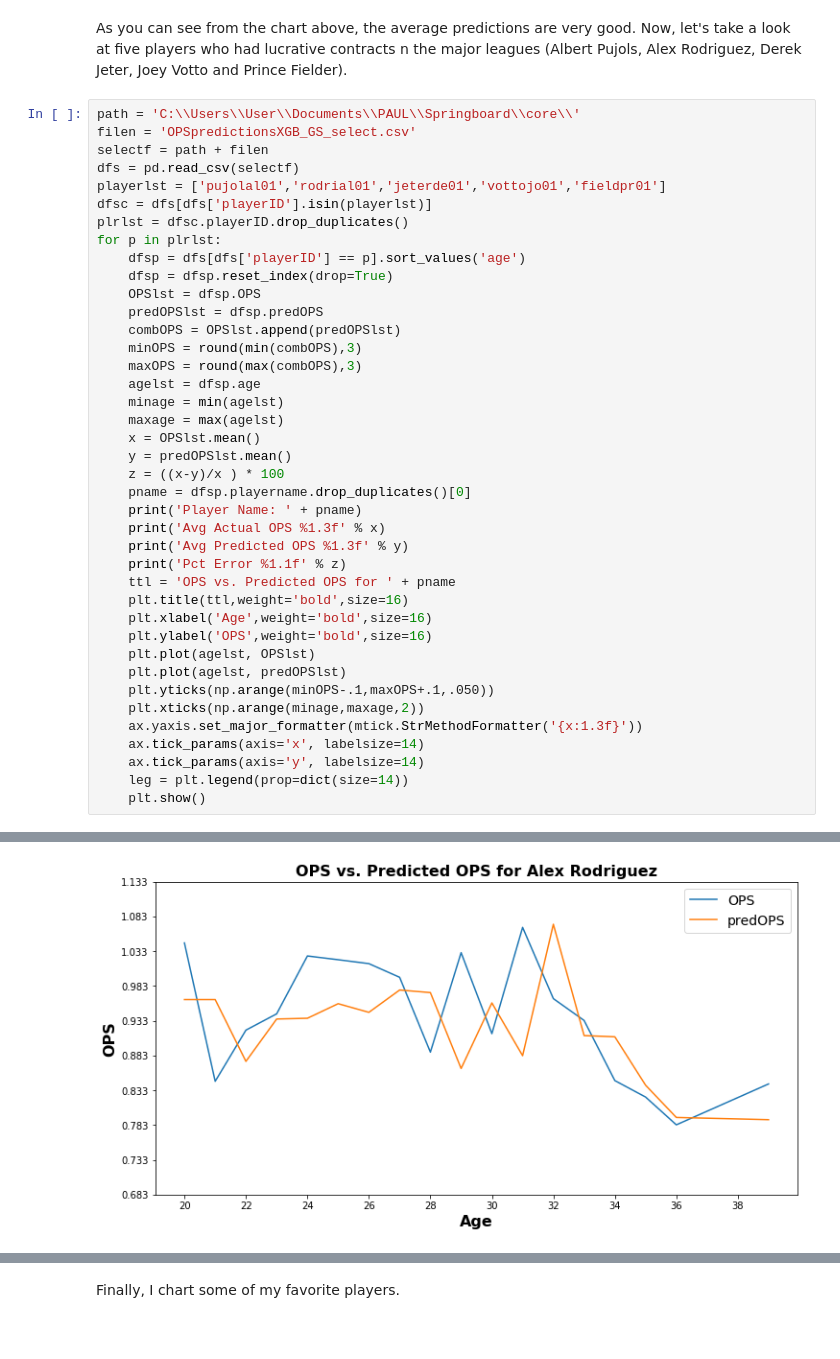
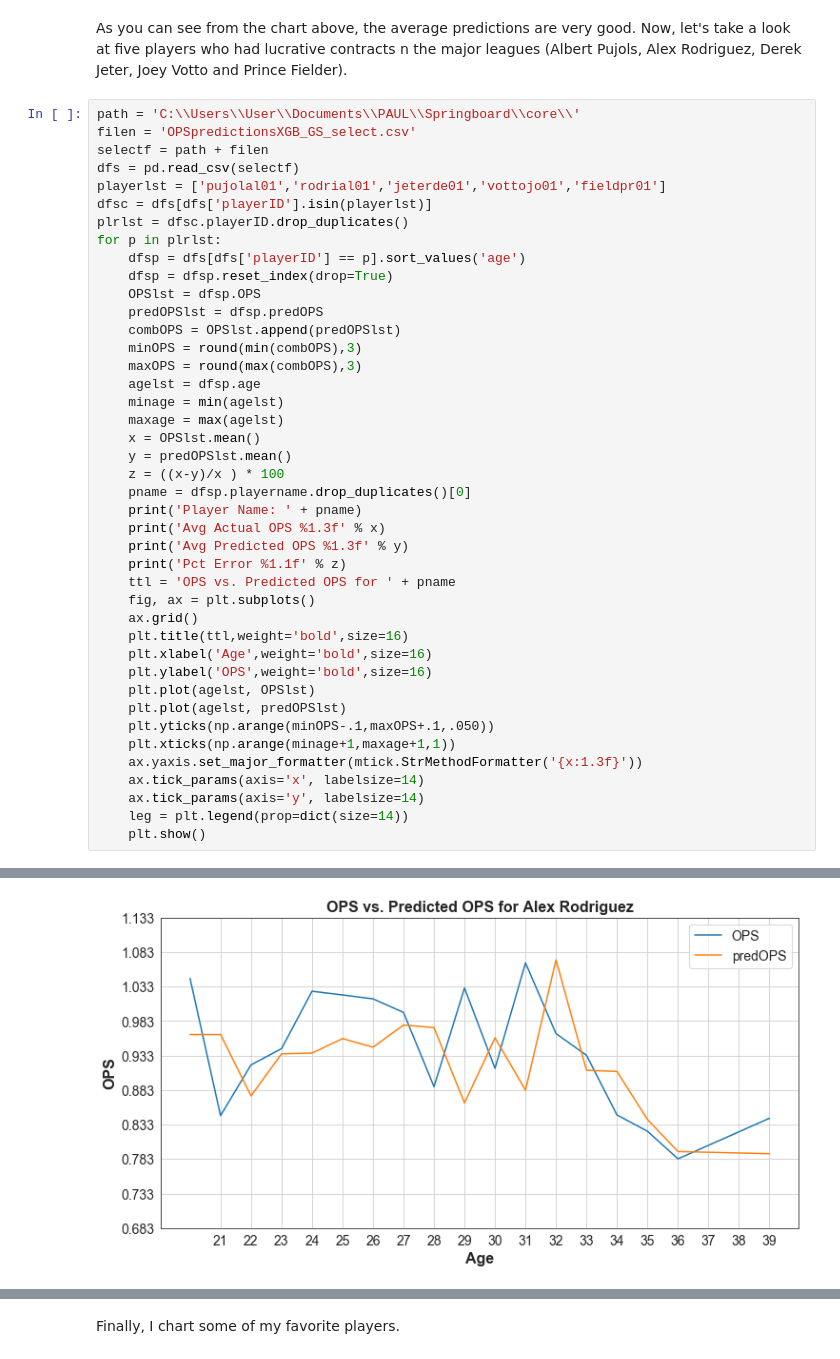
Before and after one commit to paulscheibal/SBDataScienceCert, a Jupyter notebook: CapstoneP1/MachineLearning/MachineLearningStory.ipynb, the cells around one changed output, grey strips where cells are left out. Drawn from its saved outputs; the diff is of its cells as text.

```diff
--- a/CapstoneP1/MachineLearning/MachineLearningStory.ipynb
+++ b/CapstoneP1/MachineLearning/MachineLearningStory.ipynb
@@ -702,13 +705,15 @@ for p in plrlst:
     print('Avg Predicted OPS %1.3f' % y)
     print('Pct Error %1.1f' % z)
     ttl = 'OPS vs. Predicted OPS for ' + pname
+    fig, ax = plt.subplots()
+    ax.grid()
     plt.title(ttl,weight='bold',size=16)
     plt.xlabel('Age',weight='bold',size=16)
     plt.ylabel('OPS',weight='bold',size=16)
     plt.plot(agelst, OPSlst)
     plt.plot(agelst, predOPSlst)
     plt.yticks(np.arange(minOPS-.1,maxOPS+.1,.050))
-    plt.xticks(np.arange(minage,maxage,2))
+    plt.xticks(np.arange(minage+1,maxage+1,1))
     ax.yaxis.set_major_formatter(mtick.StrMethodFormatter('{x:1.3f}'))
     ax.tick_params(axis='x', labelsize=14)
     ax.tick_params(axis='y', labelsize=14)
@@ -733,8 +738,8 @@ Pct Error 0.5
 Player Name: Alex Rodriguez
 Avg Actual OPS 0.939
 Avg Predicted OPS 0.919
 Pct Error 2.1
-[figure, old version]
+[figure, new version]
 Player Name: Joey Votto
 Avg Actual OPS 0.965
 Avg Predicted OPS 0.915
```
Also changed, not shown: parts of 12 cells of this notebook.
